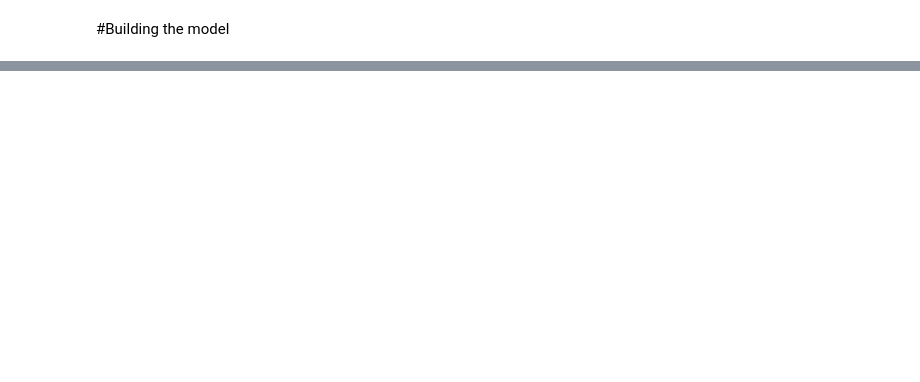
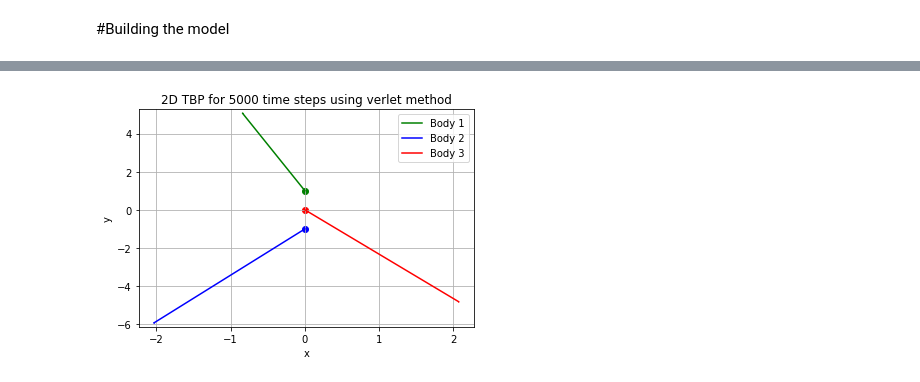
Before and after one commit to i4ata/NN_TBP, a Jupyter notebook: data_generator.ipynb, the cells around one changed output, grey strips where cells are left out. Drawn from its saved outputs; the diff is of its cells as text; code cells hidden in the pictures; blank space fills up the shorter version.

```diff
--- a/data_generator.ipynb
+++ b/data_generator.ipynb
@@ -482,2 +478,2 @@ x_train.shape
 # %%
-x_train, x_test = x_train / 6.0, x_test / 6.0
+x_train, x_test = x_train / 6, x_test / 6
@@ -502,0 +587,2 @@ tbh the loss seems pretty low
+# %%
+prediction = np.array([[x1,x2,x3,y1,y2,y3,vx1,vx2,vx3,vy1,vy2,vy3]], dtype='f')
@@ -502,0 +593,24 @@ tbh the loss seems pretty low
+# %%
+for i in range(5000):
+    prediction/=6
+    i = int(i)
+
+    prediction = model.predict(prediction)
+    if i % 100 == 0:
+        print(i)
+
+    x[i+1][0] = prediction[0][0]
+    x[i+1][1] = prediction[0][1]
+    x[i+1][2] = prediction[0][2]
+
+    y[i+1][0] = prediction[0][3]
+    y[i+1][1] = prediction[0][4]
+    y[i+1][2] = prediction[0][5]
+
+    vx[i+1][0] = prediction[0][6]
+    vx[i+1][1] = prediction[0][7]
+    vx[i+1][2] = prediction[0][8]
+
+    vy[i+1][0] = prediction[0][9]
+    vy[i+1][1] = prediction[0][10]
+    vy[i+1][2] = prediction[0][11]
@@ -502,0 +636,4 @@ tbh the loss seems pretty low
+# %%
+plot(x,y)
+# %% [output]
+[figure, added]
```
Also changed, not shown: parts of 15 cells of this notebook.
